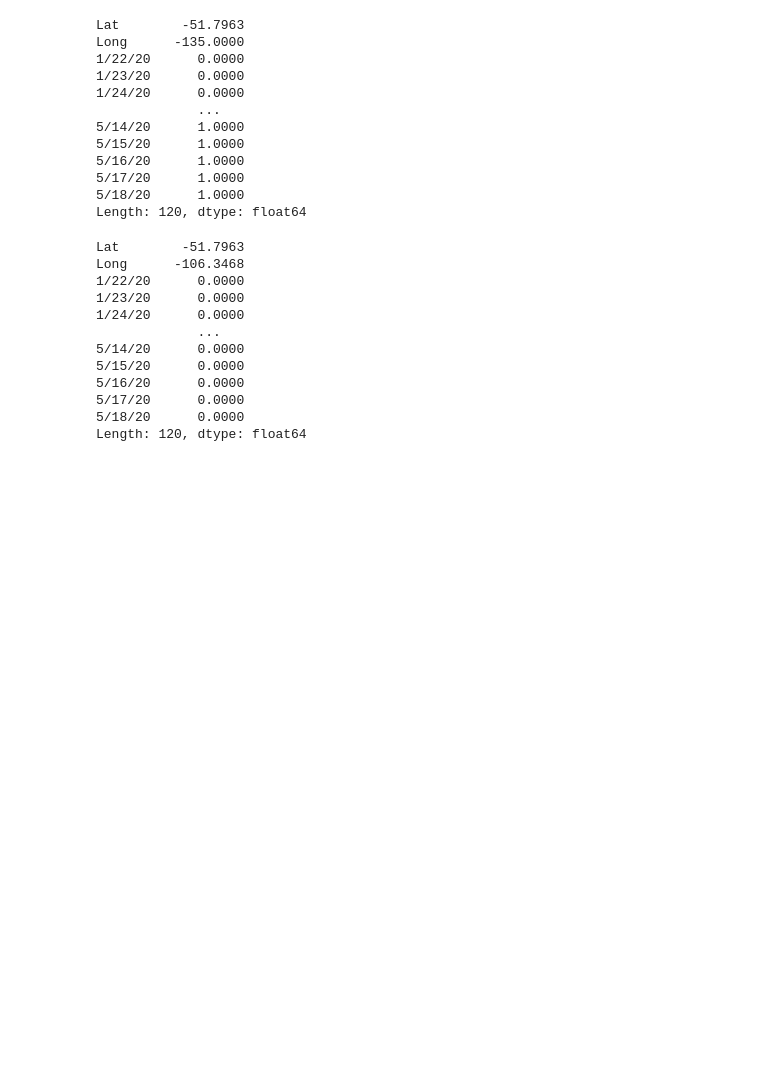
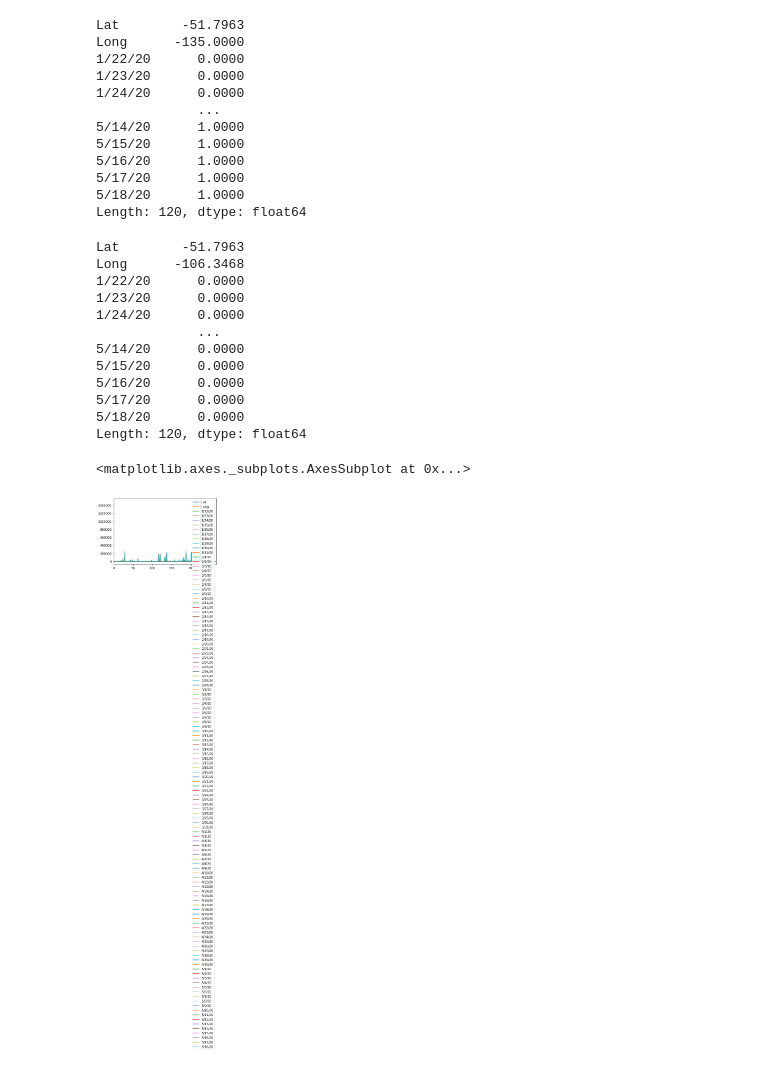
Before and after one commit to booknap/Data-analytics-time-series, a Jupyter notebook: exploration.ipynb, the cells around one changed output. Cells and saved outputs as stored; diff of their text form; code cells hidden in the pictures; blank space fills up the shorter version.

```diff
--- a/exploration.ipynb
+++ b/exploration.ipynb
@@ -196,3 +196,8 @@ Long      -106.3468
 5/17/20      0.0000
 5/18/20      0.0000
 Length: 120, dtype: float64
+# %%
+confirmed.plot()
+# %% [output]
+<matplotlib.axes._subplots.AxesSubplot at 0x...>
+[figure, added]
```
Also changed, not shown: parts of 1 cell of this notebook, 1 other file.
